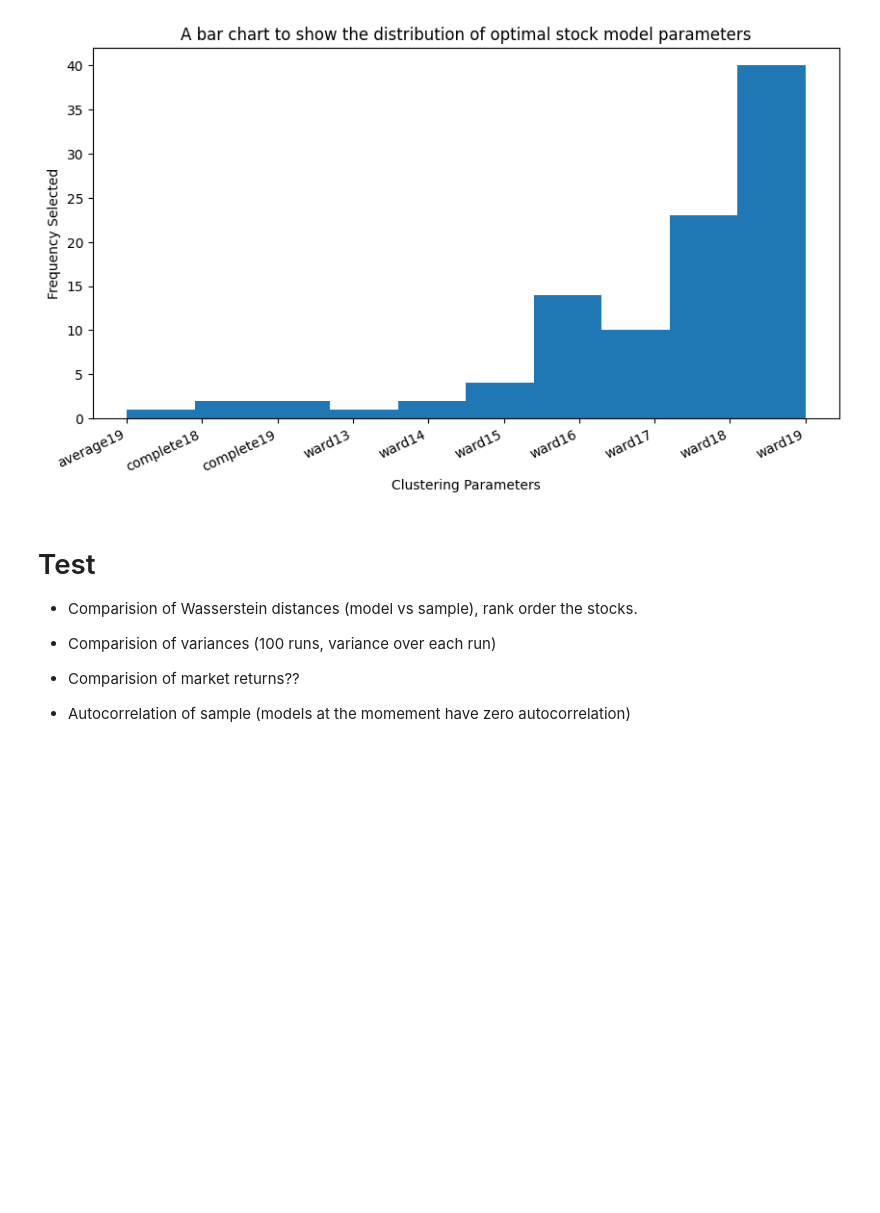
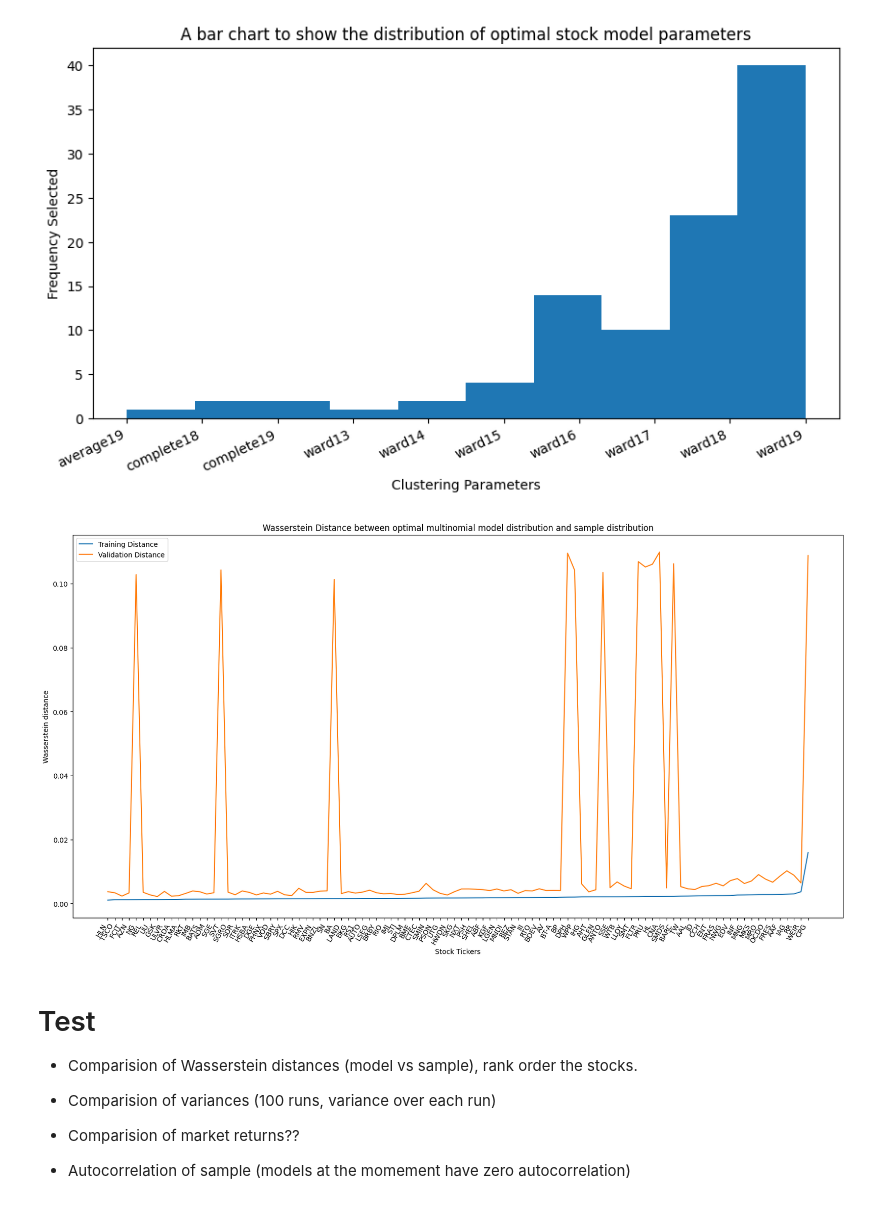
Before and after one commit to Jamesflynn1/FiniteMarketModel, a Jupyter notebook: EvaluateFit.ipynb, the cells around one changed output. Saved outputs shown, nothing was run; the diff lists cells and outputs as text; code cells hidden in the pictures; blank space fills up the shorter version.

```diff
--- a/EvaluateFit.ipynb
+++ b/EvaluateFit.ipynb
@@ -210,6 +208,17 @@ def findBinomialParams(stocksData, ticker, equallyLikely = False):
 print(findBinomialParams(train_stocks, "LLOY", True))
 # %% [output]
 [1.0236795805881647, 0.9769242853696835, 0.5]
+# %%
+meanVarianceBinomial = {}
+equallyLikelyMeanVarianceBinomial = {}
+
+for tick in tickers:
+    mvBinomial = findBinomialParams(train_stocks, tick, False)
+    elmvBinomial = findBinomialParams(train_stocks, tick, True)
+    initial = train_stocks[ticker].dropna()["Price"][0]
+
+    meanVarianceBinomial[tick] = MultinomialStock(f"MV-{tick}", initial, mvBinomial[0:2], [mvBinomial[2], 1-mvBinomial[2]])
+    equallyLikelyMeanVarianceBinomial[tick] = MultinomialStock(f"ELMV-{tick}", initial, elmvBinomial[0:2], [elmvBinomial[2], 1-elmvBinomial[2]])
 # %% [markdown]
 # Clustering for Multinomial stocks
 # %%
@@ -227,7 +236,7 @@ def naiveFitMultinomialStock(stocksData, ticker : str, classes : int, linkage =
     meanJumps = calculateCentralClassElement(data,preds,classes)
     jumpProbs = estimateClassProbsFromSample(preds,classes)
 
-    initial = stocksData[ticker].dropna()["Price"][1]
+    initial = stocksData[ticker].dropna()["Price"][0]
     model = MultinomialStock(f"{ticker} {str(classes)}-jump",initial,meanJumps, jumpProbs)
     return model
 # %%
@@ -386,13 +396,7 @@ for ticker in tickers:
     tbl.append(tblRows)
     tickerRows[ticker] = rows
 
-df = pd.DataFrame(tickerRows["MNG"])
 table = pd.DataFrame(tbl)
-#pd.set_option('display.max_rows', 100)
-#highlighted_df = table.style.highlight_min(axis=1, color="green")
-#Todo label the rows properly
-
-#display(highlighted_df)
 # %%
 highestPerfModels = {}
 selectedModels = {}
@@ -429,6 +431,51 @@ plt.savefig("Images/Model-Validation-Params.svg")
 plt.show()
 # %% [output]
 [figure]
+# %%
+#Issues with scale??
+trainWd = []
+valWd = []
+for i in range(len(tickers)):
+    stock = highestPerfModels[tickers[i]]
+    #realSample = np.array(stocks[tickers[i]]["Price"].diff().dropna()[1:])
+    trainSample = calculateChange(train_stocks[tickers[i]], "percentage").to_numpy()[1:]
+    testSample = calculateChange(validate_stocks[tickers[i]], "percentage").to_numpy()[1:]
+    trainWd.append([wasserstein_distance(u_values=stock.values, v_values=trainSample, u_weights=stock.probabilities,
+                                   v_weights=np.ones(len(trainSample))/len(trainSample)), tickers[i]])
+
+    valWd.append([wasserstein_distance(u_values=stock.values, v_values=testSample, u_weights=stock.probabilities,
+                                   v_weights=np.ones(len(testSample))/len(testSample)), tickers[i]])
+
+def distSort(e):
+    return float(e[0])
+
+trainWd.sort(key=distSort)
+trainTickers = []
+trainDistances = []
+valDistances = []
+poorFits = []
+
+for item in trainWd:
+    trainTickers.append(item[1])
+    trainDistances.append(item[0])
+    for testIt in valWd:
+        if testIt[1] == item[1]:
+            validationDist = testIt[0]
+            valDistances.append(validationDist)
+            if validationDist >= 0.01:
+                poorFits.append(item[1])
+
+plt.title("Wasserstein Distance between optimal multinomial model distribution and sample distribution")
+plt.ylabel("Wasserstein distance")
+plt.xlabel("Stock Tickers")
+plt.plot(trainTickers, trainDistances, label= "Training Distance")
+plt.plot(trainTickers, valDistances, label = "Validation Distance")
+plt.legend()
+plt.xticks(rotation=60, ha='right')
+plt.savefig("Images/WD-Model-Validation.svg")
+plt.show()
+# %% [output]
+[figure, added]
 # %% [markdown]
 # Test
 
```
Also changed, not shown: parts of 9 cells of this notebook, 5 other files.
